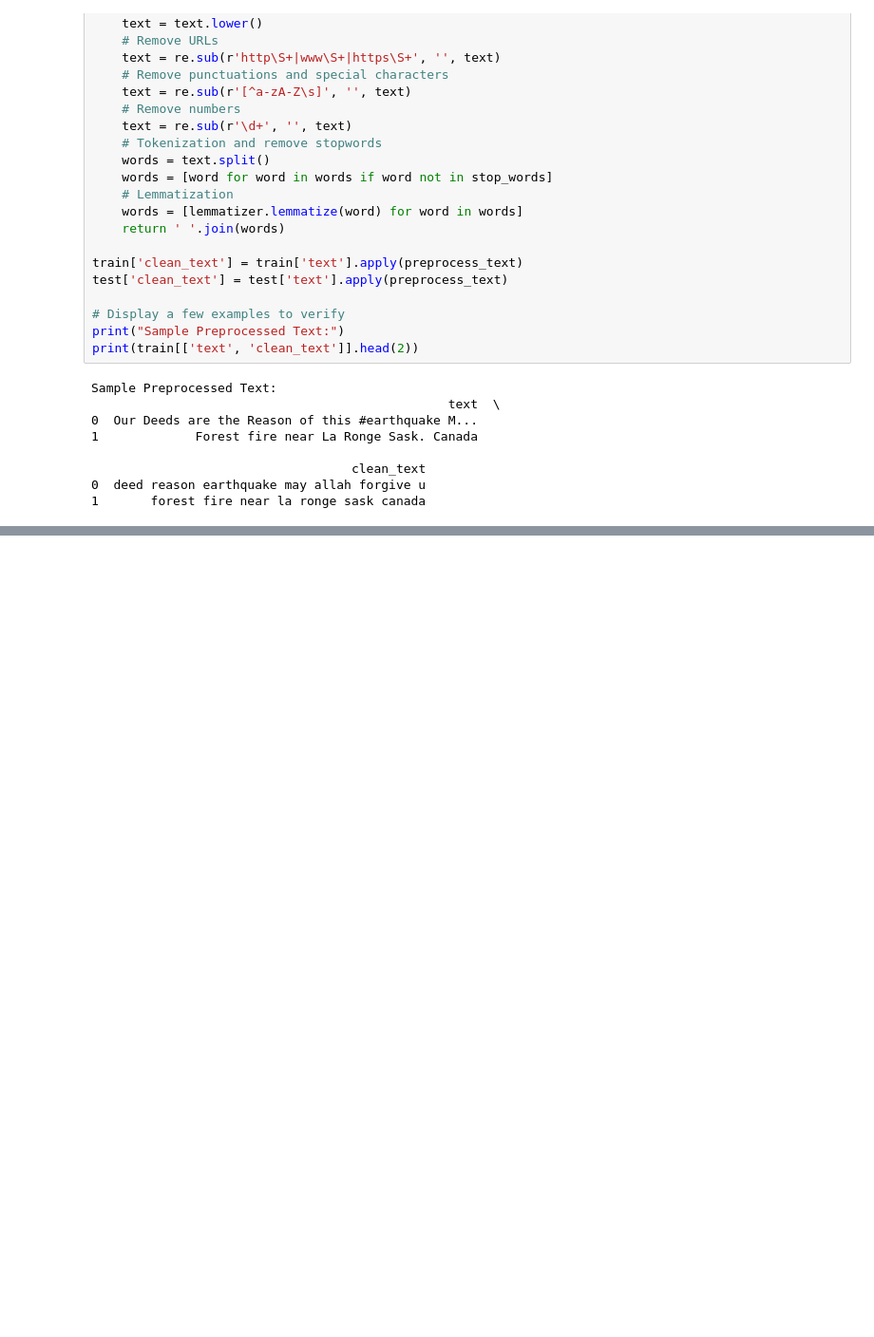
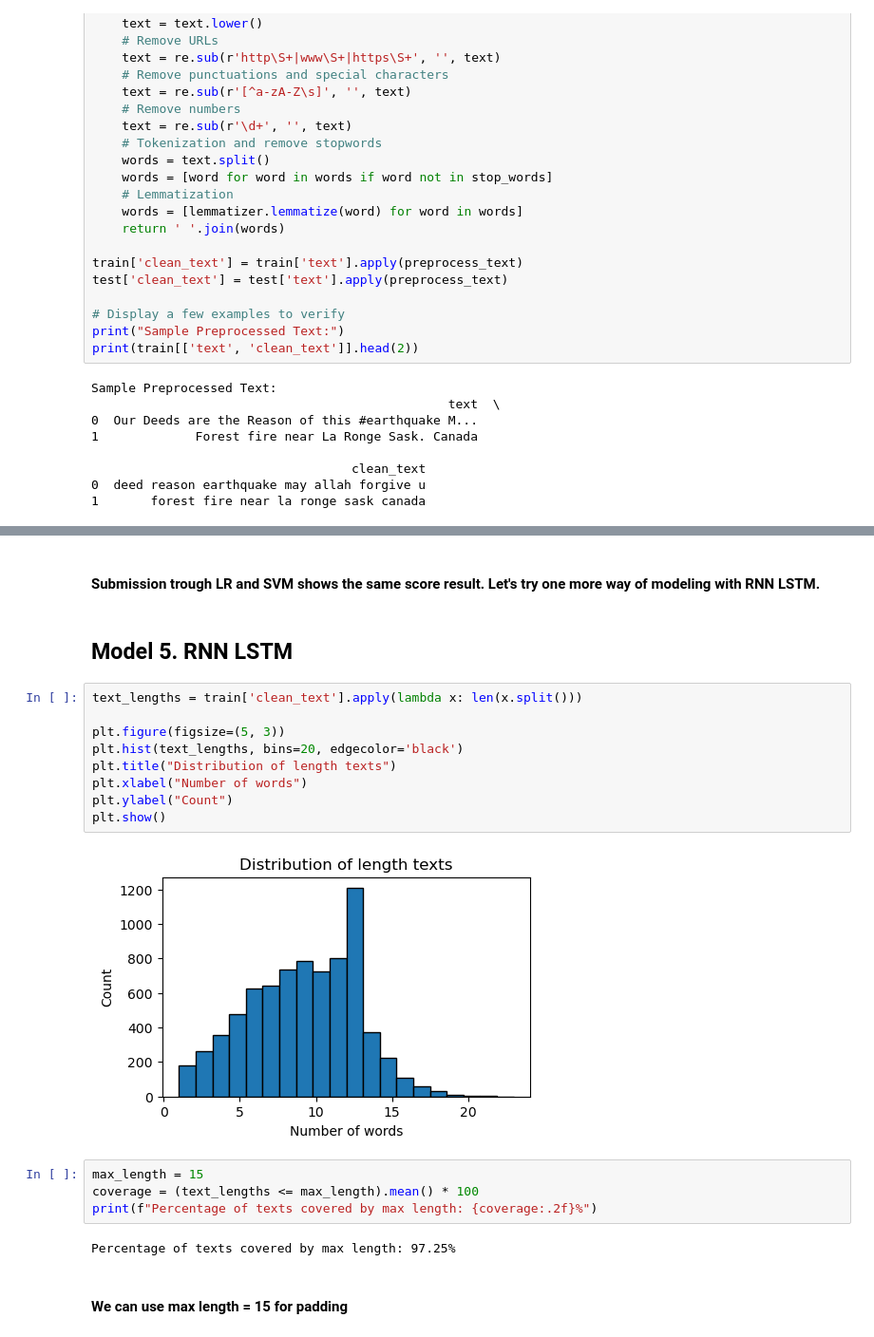
Before and after one commit to novopoli/NLP_tweets_classification, a Jupyter notebook: Disaster_tweets.ipynb, the cells around one changed output, grey strips where cells are left out. Shown at 95% size. Cells and saved outputs as stored; diff of their text form; blank space fills up the shorter version.

Commit message:
add models: LR, RF, XGB, SVM, and RNN LSTM

```diff
--- a/Disaster_tweets.ipynb
+++ b/Disaster_tweets.ipynb
@@ -362,0 +658,23 @@ Sample Preprocessed Text:
+# %% [markdown]
+#### Submission trough LR and SVM shows the same score result. Let's try one more way of modeling with RNN LSTM.
+# %% [markdown]
+## Model 5. RNN LSTM
+# %%
+text_lengths = train['clean_text'].apply(lambda x: len(x.split()))
+
+plt.figure(figsize=(5, 3))
+plt.hist(text_lengths, bins=20, edgecolor='black')
+plt.title("Distribution of length texts")
+plt.xlabel("Number of words")
+plt.ylabel("Count")
+plt.show()
+# %% [output]
+[figure, added]
+# %%
+max_length = 15
+coverage = (text_lengths <= max_length).mean() * 100
+print(f"Percentage of texts covered by max length: {coverage:.2f}%")
+# %% [output]
+Percentage of texts covered by max length: 97.25%
+# %% [markdown]
+#### We can use max length = 15 for padding
```
Also changed, not shown: parts of 30 cells of this notebook.
